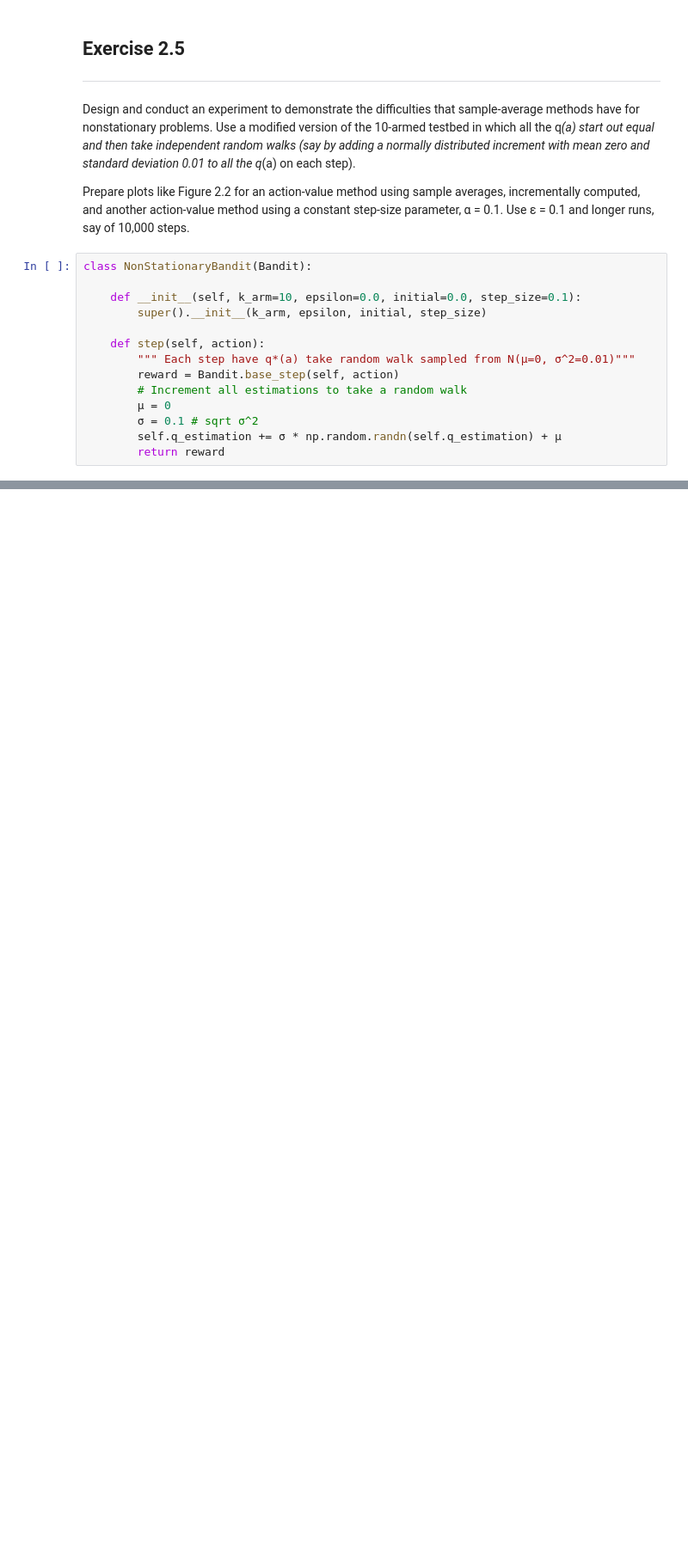
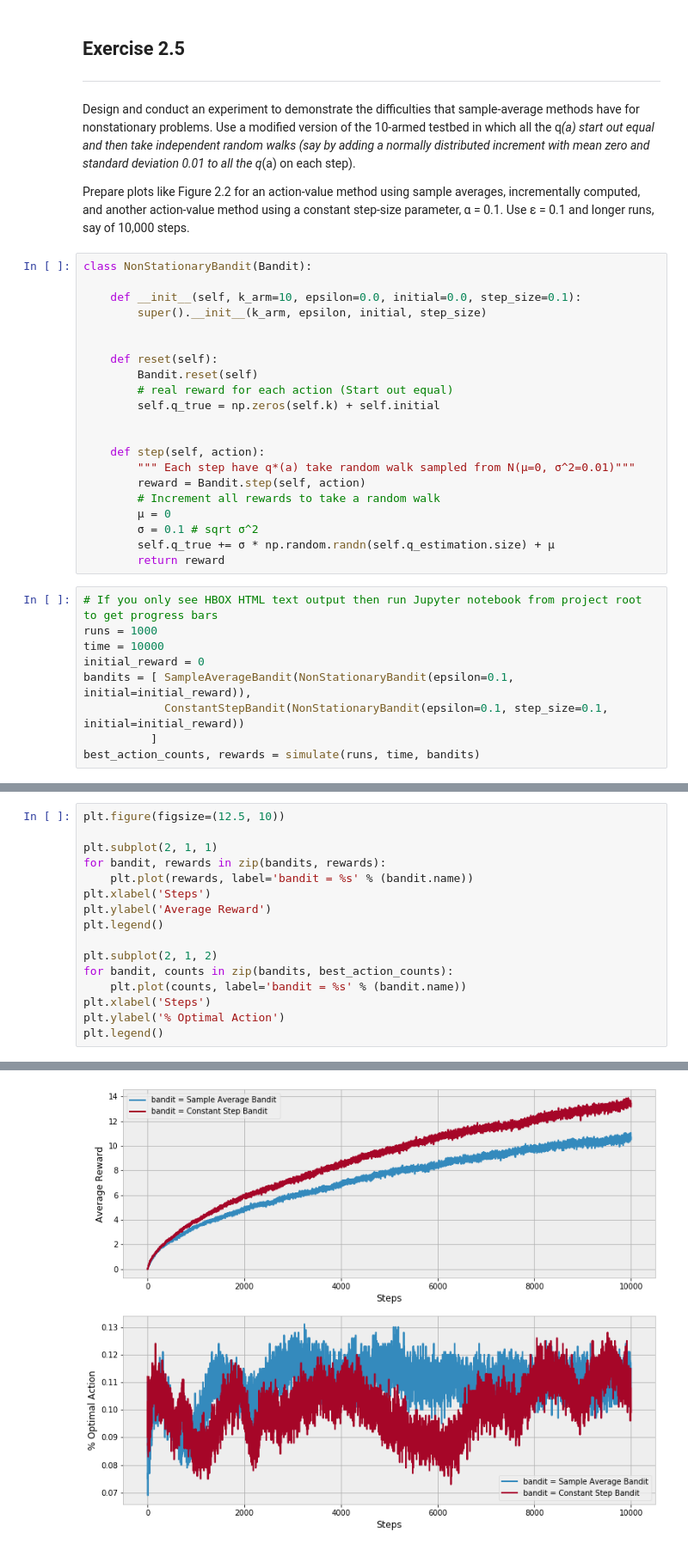
Before and after one commit to kerns-ai-lab/ReinforcementLearning2E, a Jupyter notebook: ch2/K-Armed_Bandits.ipynb, the cells around one changed output, grey strips where cells are left out. Shown at 86% size. Cells and saved outputs as stored; diff of their text form; blank space fills up the shorter version.

```diff
--- a/ch2/K-Armed_Bandits.ipynb
+++ b/ch2/K-Armed_Bandits.ipynb
@@ -180,11 +204,27 @@ class NonStationaryBandit(Bandit):
     def __init__(self, k_arm=10, epsilon=0.0, initial=0.0, step_size=0.1):
         super().__init__(k_arm, epsilon, initial, step_size)
 
+
+    def reset(self):
+        Bandit.reset(self)
+        # real reward for each action (Start out equal)
+        self.q_true = np.zeros(self.k) + self.initial
+
+
     def step(self, action):
         """ Each step have q*(a) take random walk sampled from N(µ=0, σ^2=0.01)"""
-        reward = Bandit.base_step(self, action)
-        # Increment all estimations to take a random walk
+        reward = Bandit.step(self, action)
+        # Increment all rewards to take a random walk
         µ = 0
         σ = 0.1 # sqrt σ^2
-        self.q_estimation += σ * np.random.randn(self.q_estimation) + µ
+        self.q_true += σ * np.random.randn(self.q_estimation.size) + µ
         return reward
+# %%
+# If you only see HBOX HTML text output then run Jupyter notebook from project root to get progress bars
+runs = 1000
+time = 10000
+initial_reward = 0
+bandits = [ SampleAverageBandit(NonStationaryBandit(epsilon=0.1, initial=initial_reward)),
+            ConstantStepBandit(NonStationaryBandit(epsilon=0.1, step_size=0.1, initial=initial_reward))
+          ]
+best_action_counts, rewards = simulate(runs, time, bandits)
@@ -190,0 +234,17 @@ class NonStationaryBandit(Bandit):
+# %%
+plt.figure(figsize=(12.5, 10))
+
+plt.subplot(2, 1, 1)
+for bandit, rewards in zip(bandits, rewards):
+    plt.plot(rewards, label='bandit = %s' % (bandit.name))
+plt.xlabel('Steps')
+plt.ylabel('Average Reward')
+plt.legend()
+
+plt.subplot(2, 1, 2)
+for bandit, counts in zip(bandits, best_action_counts):
+    plt.plot(counts, label='bandit = %s' % (bandit.name))
+plt.xlabel('Steps')
+plt.ylabel('% Optimal Action')
+plt.legend()
+# %% [output]
@@ -190,0 +252 @@ class NonStationaryBandit(Bandit):
+[figure, added]
```
Also changed, not shown: parts of 6 cells of this notebook.
